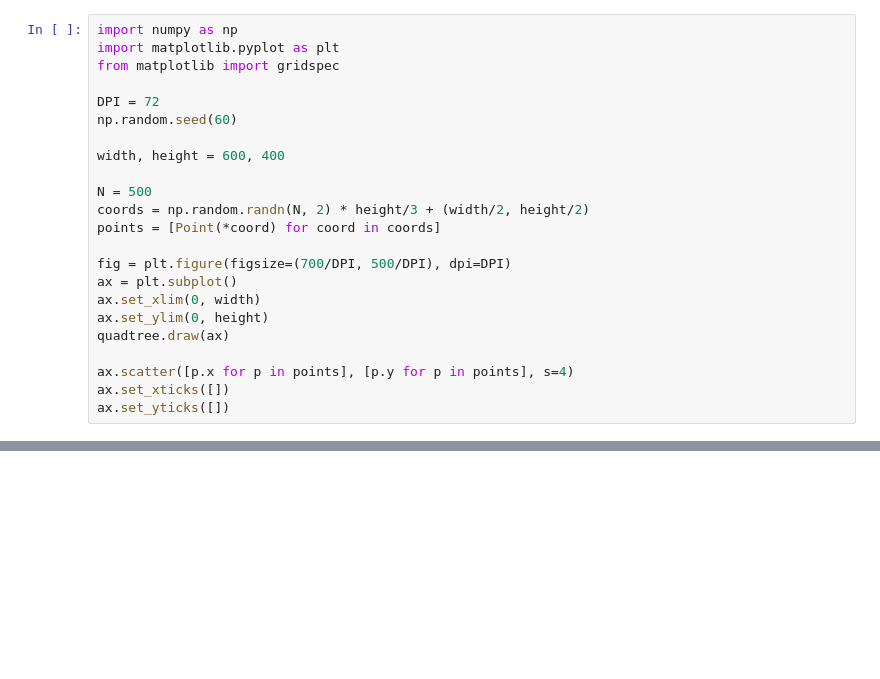
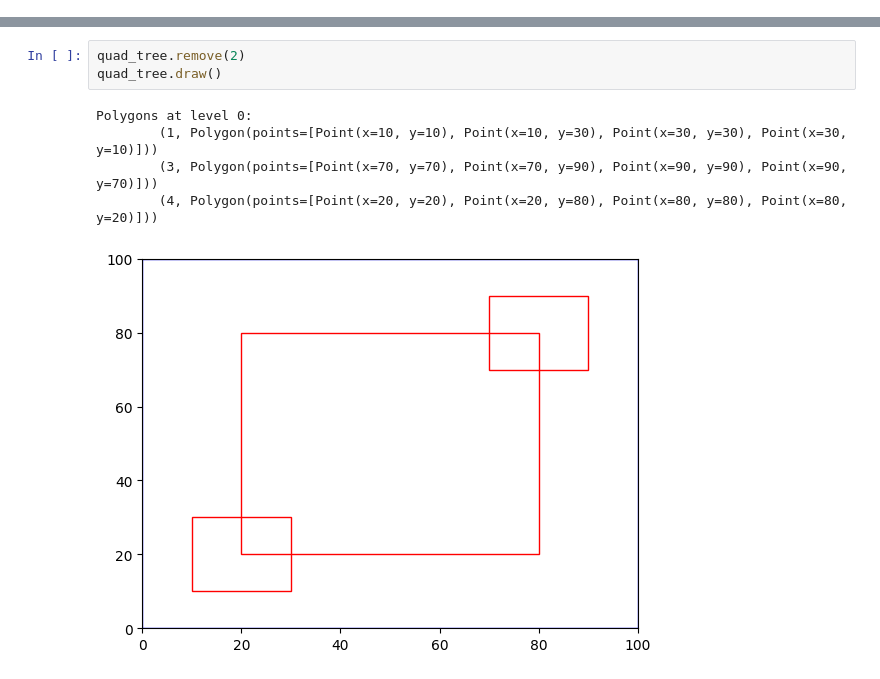
Before and after one commit to ggldnl/Path-Planning-Visualizer, a Jupyter notebook: notebooks/quad_tree.ipynb, the cells around one changed output, grey strips where cells are left out. Saved outputs shown, nothing was run; the diff lists cells and outputs as text; blank space fills up the shorter version.

Commit message:
quad tree notebook

```diff
--- a/notebooks/quad_tree.ipynb
+++ b/notebooks/quad_tree.ipynb
@@ -292,23 +177,0 @@ print(result)
-# %%
-import numpy as np
-import matplotlib.pyplot as plt
-from matplotlib import gridspec
-
-DPI = 72
-np.random.seed(60)
-
-width, height = 600, 400
-
-N = 500
-coords = np.random.randn(N, 2) * height/3 + (width/2, height/2)
-points = [Point(*coord) for coord in coords]
-
-fig = plt.figure(figsize=(700/DPI, 500/DPI), dpi=DPI)
-ax = plt.subplot()
-ax.set_xlim(0, width)
-ax.set_ylim(0, height)
-quadtree.draw(ax)
-
-ax.scatter([p.x for p in points], [p.y for p in points], s=4)
-ax.set_xticks([])
-ax.set_yticks([])
@@ -518,0 +916,9 @@ Objects in search area: [(10, 10, 5, 5), (30, 30, 8, 8)]
+# %%
+quad_tree.remove(2)
+quad_tree.draw()
+# %% [output]
+Polygons at level 0:
+        (1, Polygon(points=[Point(x=10, y=10), Point(x=10, y=30), Point(x=30, y=30), Point(x=30, y=10)]))
+        (3, Polygon(points=[Point(x=70, y=70), Point(x=70, y=90), Point(x=90, y=90), Point(x=90, y=70)]))
+        (4, Polygon(points=[Point(x=20, y=20), Point(x=20, y=80), Point(x=80, y=80), Point(x=80, y=20)]))
+[figure, added]
```
Also changed, not shown: parts of 12 cells of this notebook.
